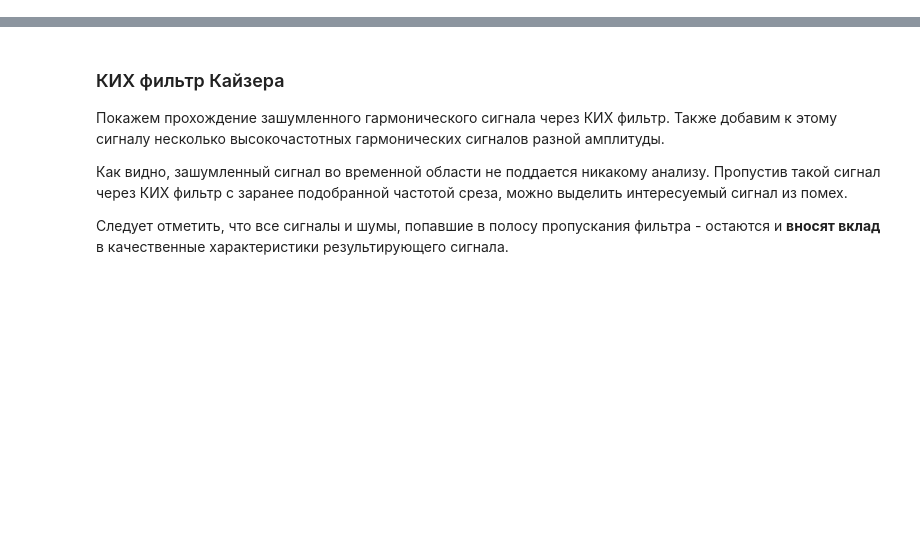
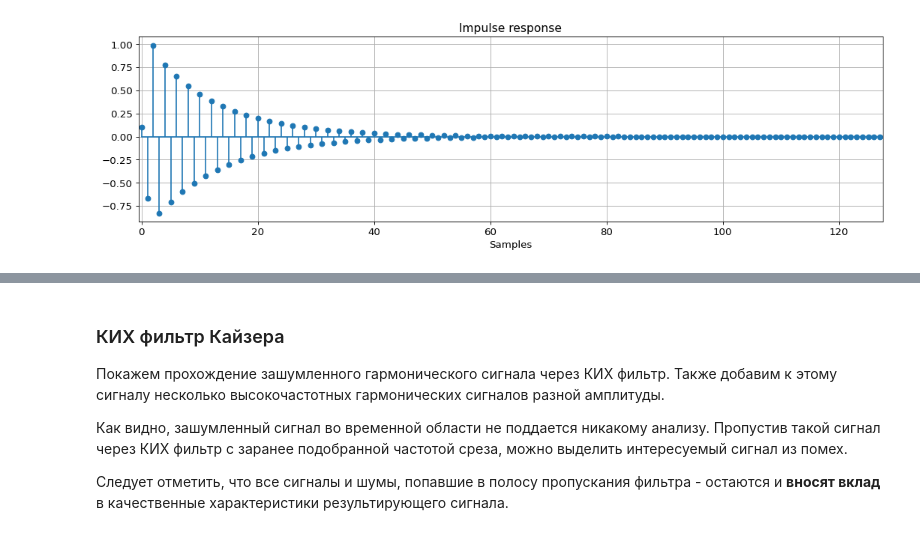
Before and after one commit to Makarov-Vitaliy/dsp, a Jupyter notebook: lab6_iir_fir_filters.ipynb, the cells around one changed output, grey strips where cells are left out. Cells and saved outputs as stored; diff of their text form; code cells hidden in the pictures; blank space fills up the shorter version.

```diff
--- a/lab6_iir_fir_filters.ipynb
+++ b/lab6_iir_fir_filters.ipynb
@@ -496,0 +177,21 @@ ____
+# %%
+N = 128
+# Delta-function
+x = np.zeros(N)
+x[0] = 1
+
+# Filter coefficients:
+# H(z) = (b0 + b1*z^(-1) + b2*z^(-2)) / (a0 + a1*z^(-1) + a2*z^(-2))
+b = [0.1, -0.6, 0.5]
+a = [1, 0.7, -0.2]
+
+y1 = lfilter(b, a, x)
+
+plt.figure(figsize=(16, 4), dpi=80)
+plt.title('Impulse response')
+plt.stem(y1, basefmt='C0')
+plt.xlim([-0.5, N-0.5])
+plt.xlabel('Samples')
+plt.grid(True)
+# %% [output]
+[figure, added]
```
Also changed, not shown: parts of 41 cells of this notebook.
